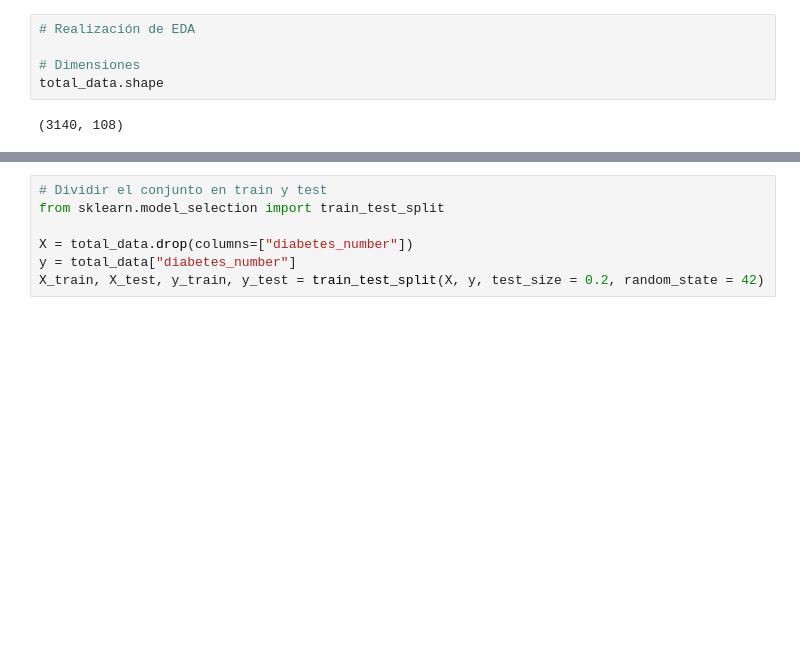
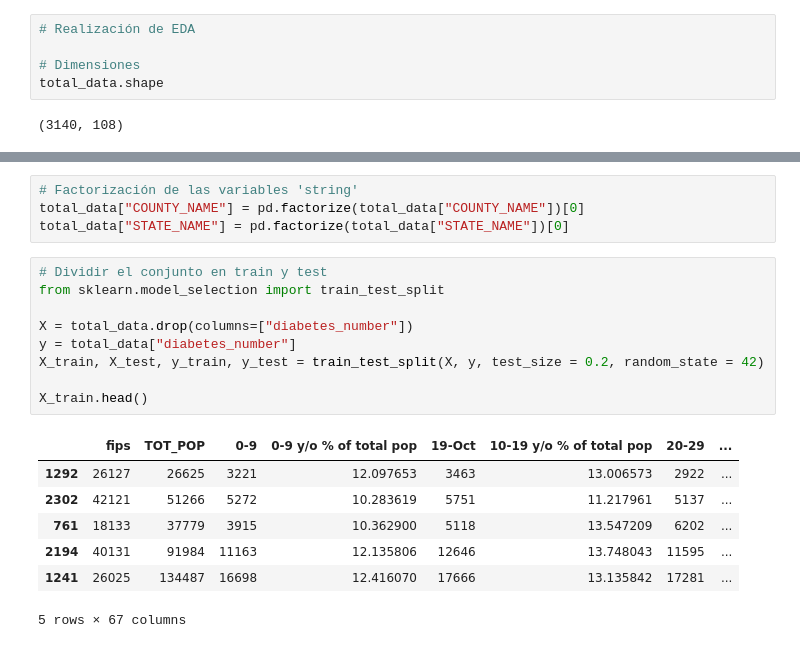
Before and after one commit to pythorena/Modelo-lineal-regularizado, a Jupyter notebook: src/explore.ipynb, the cells around one changed output, grey strips where cells are left out. Saved outputs shown, nothing was run; the diff lists cells and outputs as text; blank space fills up the shorter version.

```diff
--- a/src/explore.ipynb
+++ b/src/explore.ipynb
@@ -81,7 +102,21 @@ Length: 91, dtype: int64
+# %%
+# Factorización de las variables 'string'
+total_data["COUNTY_NAME"] = pd.factorize(total_data["COUNTY_NAME"])[0]
+total_data["STATE_NAME"] = pd.factorize(total_data["STATE_NAME"])[0]
 # %%
 # Dividir el conjunto en train y test
 from sklearn.model_selection import train_test_split
 
 X = total_data.drop(columns=["diabetes_number"])
 y = total_data["diabetes_number"]
 X_train, X_test, y_train, y_test = train_test_split(X, y, test_size = 0.2, random_state = 42)
+
+X_train.head()
+# %% [output]
+|  | fips | TOT_POP | 0-9 | 0-9 y/o % of total pop | 19-Oct | 10-19 y/o % of total pop | 20-29 | ... |
+| 1292 | 26127 | 26625 | 3221 | 12.097653 | 3463 | 13.006573 | 2922 | ... |
+| 2302 | 42121 | 51266 | 5272 | 10.283619 | 5751 | 11.217961 | 5137 | ... |
+| 761 | 18133 | 37779 | 3915 | 10.362900 | 5118 | 13.547209 | 6202 | ... |
+| 2194 | 40131 | 91984 | 11163 | 12.135806 | 12646 | 13.748043 | 11595 | ... |
+| 1241 | 26025 | 134487 | 16698 | 12.416070 | 17666 | 13.135842 | 17281 | ... |
+5 rows × 67 columns
```
Also changed, not shown: parts of 17 cells of this notebook.
